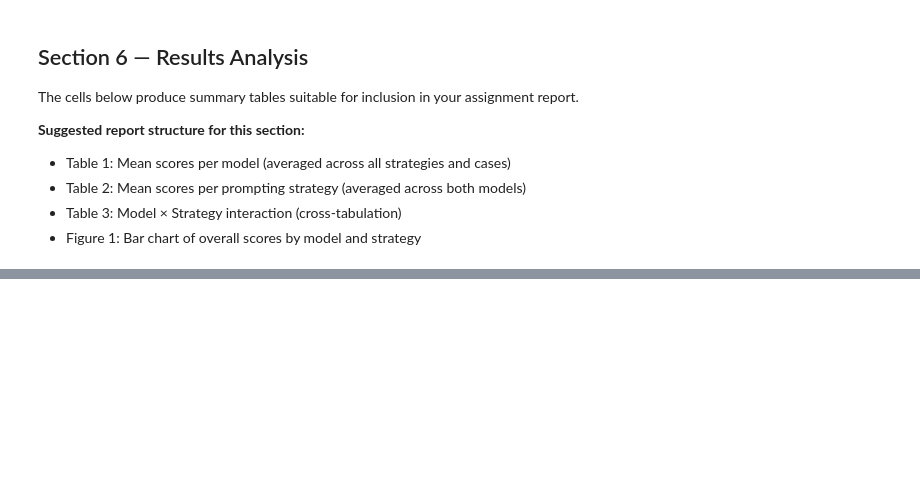
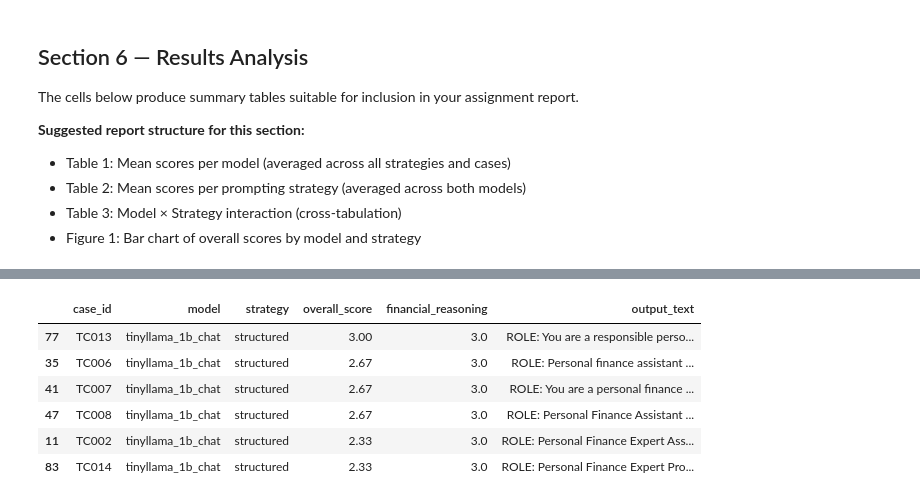
Before and after one commit to Ifthekher237/mq-assignment-2-llm-financial-advice-evaluation, a Jupyter notebook: codes/notebooks/01_llm_comparison.ipynb, the cells around one changed output, grey strips where cells are left out. Cells and saved outputs as stored; diff of their text form; code cells hidden in the pictures; blank space fills up the shorter version.

```diff
--- a/codes/notebooks/01_llm_comparison.ipynb
+++ b/codes/notebooks/01_llm_comparison.ipynb
@@ -725,2 +948,19 @@ of a representative subset** strengthens the methodology section.
+# %%
+sample_reviews = results_df[
+    results_df['strategy'].eq('structured')
+][['case_id','model','strategy','overall_score','financial_reasoning','output_text']].sort_values(
+    by=['overall_score', 'financial_reasoning'],
+    ascending=False
+).head(6)
+
+display(sample_reviews)
+# %% [output]
+|  | case_id | model | strategy | overall_score | financial_reasoning | output_text |
+| 77 | TC013 | tinyllama_1b_chat | structured | 3.00 | 3.0 | ROLE: You are a responsible perso... |
+| 35 | TC006 | tinyllama_1b_chat | structured | 2.67 | 3.0 | ROLE: Personal finance assistant ... |
+| 41 | TC007 | tinyllama_1b_chat | structured | 2.67 | 3.0 | ROLE: You are a personal finance ... |
+| 47 | TC008 | tinyllama_1b_chat | structured | 2.67 | 3.0 | ROLE: Personal Finance Assistant ... |
+| 11 | TC002 | tinyllama_1b_chat | structured | 2.33 | 3.0 | ROLE: Personal Finance Expert Ass... |
+| 83 | TC014 | tinyllama_1b_chat | structured | 2.33 | 3.0 | ROLE: Personal Finance Expert Pro... |
 # %%
 # ── Export full results ────────────────────────────────────────────────────────
```
Also changed, not shown: parts of 24 cells of this notebook, 10 other files.
